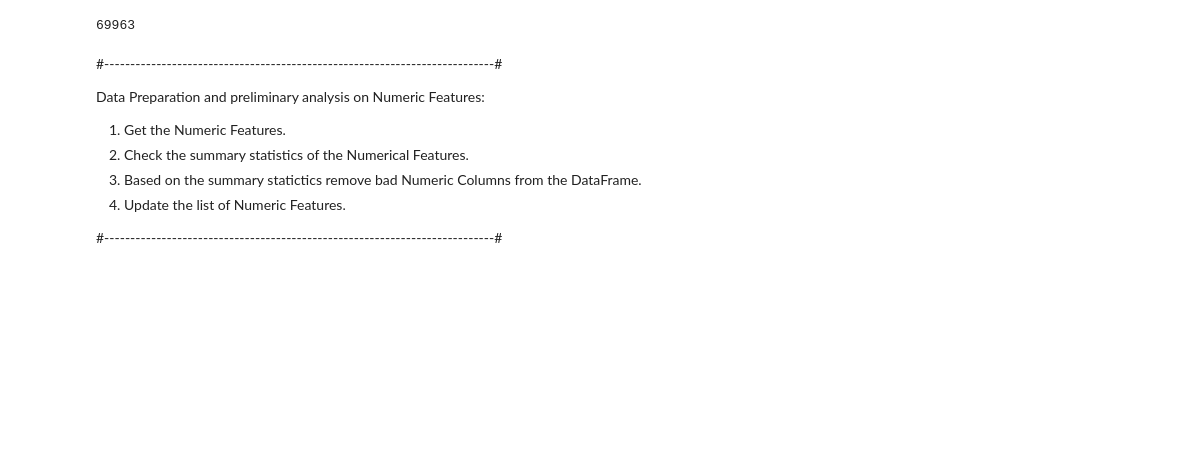
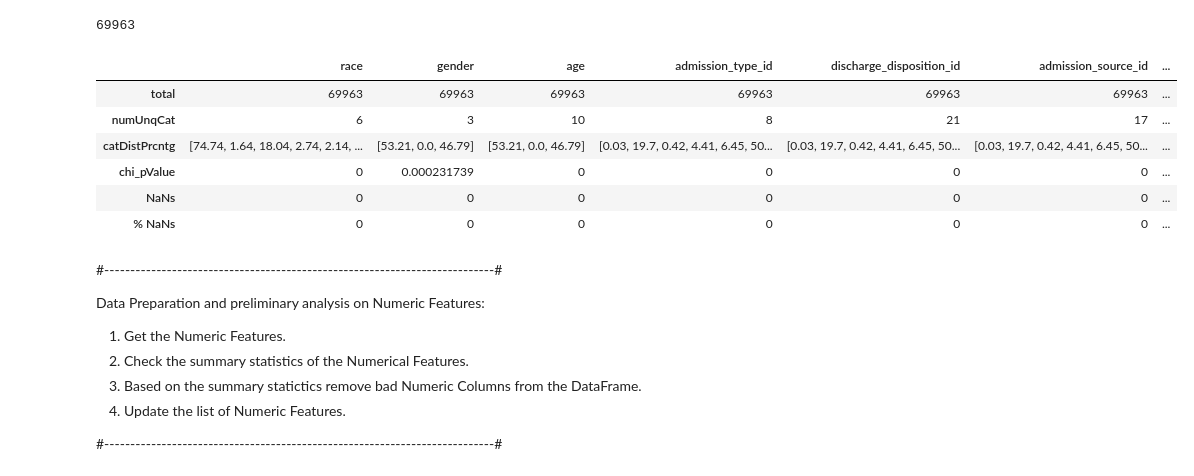
Before and after one commit to Sardhendu/Data-Science-Projects, a Jupyter notebook: Diabetic_ReAdmission.ipynb, the cells around one changed output. Drawn from its saved outputs; the diff is of its cells as text; code cells hidden in the pictures; blank space fills up the shorter version.

```diff
--- a/Diabetic_ReAdmission.ipynb
+++ b/Diabetic_ReAdmission.ipynb
@@ -587,15 +588,70 @@ print (diabeticCleanDF_NaN.count())
 # diabeticCleanDF_NaN.show(5)
 
 
-# 2. Get the RDD for Nominal Attributes and replace all the Missing feature values as a category 'missing'
-def parseNominal(lines):
-    return np.array([str('missing') if token=='NaN' else str(token) for token in lines])
+# 2. For Nominal Attributes replace all the Missing feature values as a category 'missing'
+def cleanNull(value):
+    if value == 'NaN':
+        return str('missing')
+    else: return value
 
-diabeticNominalRDD = diabeticCleanDF_NaN.rdd.map(parseNominal)
+upd_missing = func.udf(cleanNull, StringType())
+for feature in nominalFeature:
+    diabeticCleanDF_NaN = diabeticCleanDF_NaN.withColumn(feature, upd_missing(feature))
 
-# diabeticNominalRDD.take(10)
+# print ('')
+# print (diabeticCleanDF_NaN.show(5))
 # %% [output]
 69963
+# %%
+###############################################################
+# 7. Sanity Check : Summary statistics for Nominal Features.
+###############################################################
+
+def statNominalfeatures():
+    numInstances = diabeticCleanDF_NaN.count()
+    statNominal = pd.DataFrame(index=['total','numUnqCat','catDistPrcntg','chi_pValue','NaNs','% NaNs'], columns=nominalFeature)
+
+    for feature in nominalFeature:
+        if featureSchema[feature] != 'string':
+            print ('Please provide nominal attributes')
+            break
+
+        num_NaNs = diabeticCleanDF_NaN.select(feature).where(func.col(feature)=='NaN').count()
+        numCat = diabeticCleanDF_NaN.select(feature).distinct().count()
+
+        if numCat < 10:
+            cat_prcntg = (diabeticCleanDF_NaN
+                         .groupBy(feature)
+                         .count()
+                         .select(func.bround((col('count')*100)/numInstances, 2)      # bround is used to round the output
+                                .alias('cat_prcntg'))
+                         .rdd
+                         .map(lambda l: l[0])
+                         .collect())
+
+        # Chi-Square
+        chi_ = chiSquare_stats(feature, 'readmitted')
+        statNominal.loc['total',feature] = numInstances
+        statNominal.loc['numUnqCat',feature] = numCat
+        statNominal.loc['catDistPrcntg',feature] = cat_prcntg
+        statNominal.loc['chi_pValue',feature] = chi_.pValue
+        statNominal.loc['NaNs',feature] = num_NaNs
+        statNominal.loc['% NaNs',feature] = (num_NaNs*100)/numInstances
+
+    return statNominal
+
+statsNominal = statNominalfeatures()
+
+with pd.option_context('display.max_columns', None):
+    display(statsNominal)
+# %% [output]
+|  | race | gender | age | admission_type_id | discharge_disposition_id | admission_source_id | ... |
+| total | 69963 | 69963 | 69963 | 69963 | 69963 | 69963 | ... |
+| numUnqCat | 6 | 3 | 10 | 8 | 21 | 17 | ... |
+| catDistPrcntg | [74.74, 1.64, 18.04, 2.74, 2.14, ... | [53.21, 0.0, 46.79] | [53.21, 0.0, 46.79] | [0.03, 19.7, 0.42, 4.41, 6.45, 50... | [0.03, 19.7, 0.42, 4.41, 6.45, 50... | [0.03, 19.7, 0.42, 4.41, 6.45, 50... | ... |
+| chi_pValue | 0 | 0.000231739 | 0 | 0 | 0 | 0 | ... |
+| NaNs | 0 | 0 | 0 | 0 | 0 | 0 | ... |
+| % NaNs | 0 | 0 | 0 | 0 | 0 | 0 | ... |
 # %% [markdown]
 #---------------------------------------------------------------------------#
 
```
Also changed, not shown: parts of 4 cells of this notebook, 9 other files.
